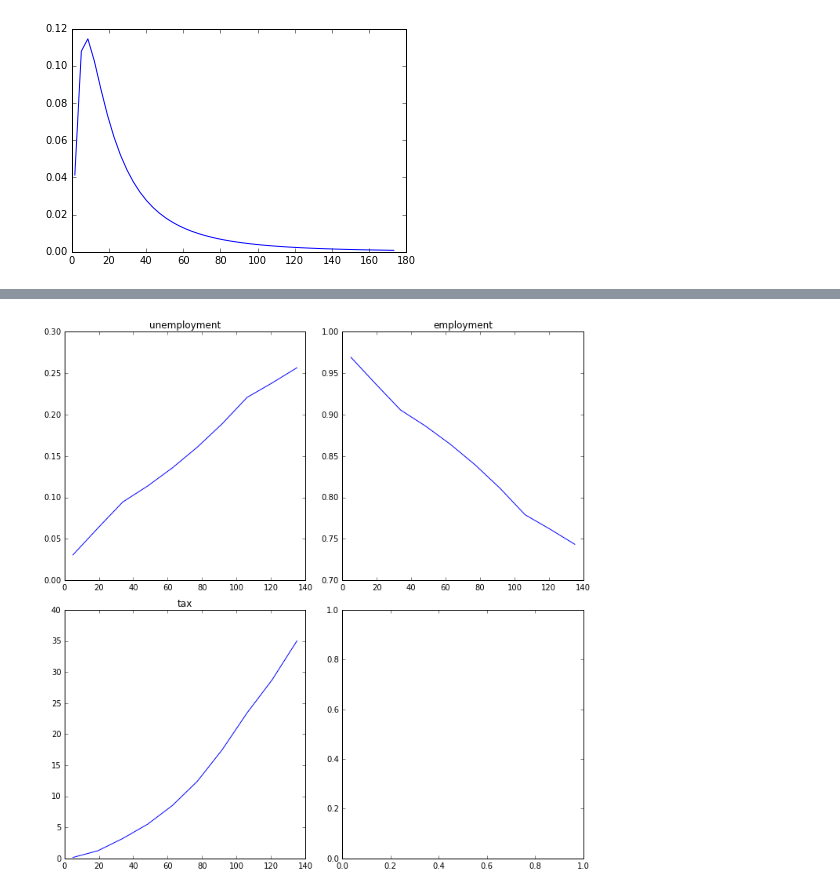
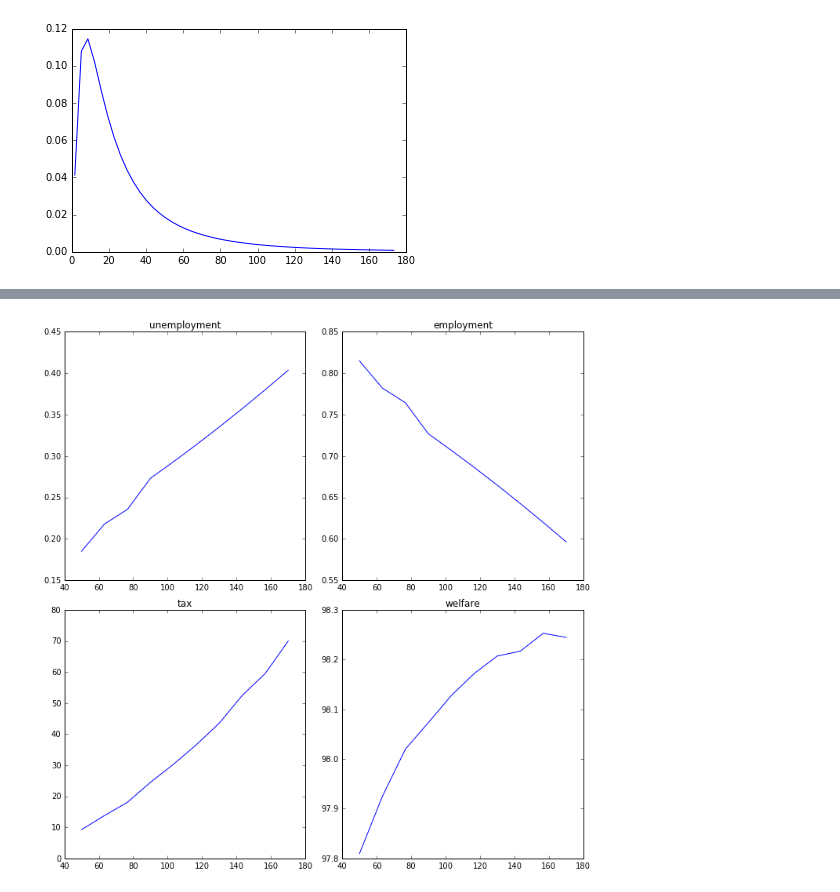
Before and after one commit to rtvt123/QuantEcon.applications, a Jupyter notebook: lake_model/lake_fiscal_policy.ipynb, the cells around one changed output, grey strips where cells are left out. Cells and saved outputs as stored; diff of their text form; code cells hidden in the pictures.

```diff
--- a/lake_model/lake_fiscal_policy.ipynb
+++ b/lake_model/lake_fiscal_policy.ipynb
@@ -89,7 +89,8 @@ fig, ax = plt.subplots()
 lmda_vec = []
 T = 1.0
 for c in c_vec:
-    lmda_vec.append(compute_lambda(c, T))
+    w_bar, lmda, V, U = compute_optimal_quantities(c, T)
+    lmda_vec.append(lmda)
 ax.plot(c_vec, lmda_vec)
 # %% [output]
 [<matplotlib.lines.Line2D at 0x...>]
@@ -110,16 +111,23 @@ lmda_vec
 # %%
-def compute_steady_state_unemployment(c, T):
+def compute_steady_state_quantities(c, T):
     """
-    Compute the steady state unemployment rate given c and T using lambda, the
-    job finding rate, from the McCall model and then computing steady state
-    unemployment corresponding to alpha, lambda, b, d.
+    Compute the steady state unemployment rate given c and T using optimal
+    quantities from the McCall model and computing corresponding steady state
+    quantities
 
     """
-    lmda = compute_lambda(c, T)
-    lm = LakeModel(alpha=alpha, lmda=lmda, b=0, d=0)
+    w_bar, lmda, V, U = compute_optimal_quantities(c, T)
+
+    # Compute steady state employment and unemployment rates
+    lm = LakeModel(alpha=alpha, lmda=lmda, b=b, d=d)
     x = lm.rate_steady_state()
     e, u = x
-    return u
+
+    # Compute steady state welfare
+    w = np.sum(V * p_vec * (w_vec > w_bar)) / np.sum(p_vec * (w_vec > w_bar))
+    welfare = e * w + u * U
+
+    return e, u, welfare
 # %%
 def find_balanced_budget_tax(c):
     """
@@ -127,8 +135,8 @@ def find_balanced_budget_tax(c):
 
     """
     def steady_state_budget(t):
-        u_rate = compute_steady_state_unemployment(c, t)
-        return t - u_rate * c
+        e, u, w = compute_steady_state_quantities(c, t)
+        return t - u * c
 
     T = brentq(steady_state_budget, 0.0, 0.9 * c)
     return T
@@ -144,28 +148,35 @@ find_balanced_budget_tax(70.0)
 tax_vec = []
 unempl_vec = []
 empl_vec = []
+welfare_vec = []
+
 for c in c_vec:
     t = find_balanced_budget_tax(c)
-    u_rate = compute_steady_state_unemployment(c, t)
+    e_rate, u_rate, welfare = compute_steady_state_quantities(c, t)
     tax_vec.append(t)
     unempl_vec.append(u_rate)
-    empl_vec.append(1 - u_rate)
+    empl_vec.append(e_rate)
+    welfare_vec.append(welfare)
 # %%
 fig, axes = plt.subplots(2, 2, figsize=(10, 10))
 
 ax = axes[0, 0]
 ax.plot(c_vec, unempl_vec)
 ax.set_title('unemployment')
 
 ax = axes[0, 1]
 ax.plot(c_vec, empl_vec)
 ax.set_title('employment')
 
 ax = axes[1, 0]
 ax.plot(c_vec, tax_vec)
 ax.set_title('tax')
 
+ax = axes[1, 1]
+ax.plot(c_vec, welfare_vec)
+ax.set_title('welfare')
+
 plt.tight_layout()
 plt.show()
 # %% [output]
-[figure, old version]
+[figure, new version]
```
Also changed, not shown: parts of 6 cells of this notebook, 1 other file.
